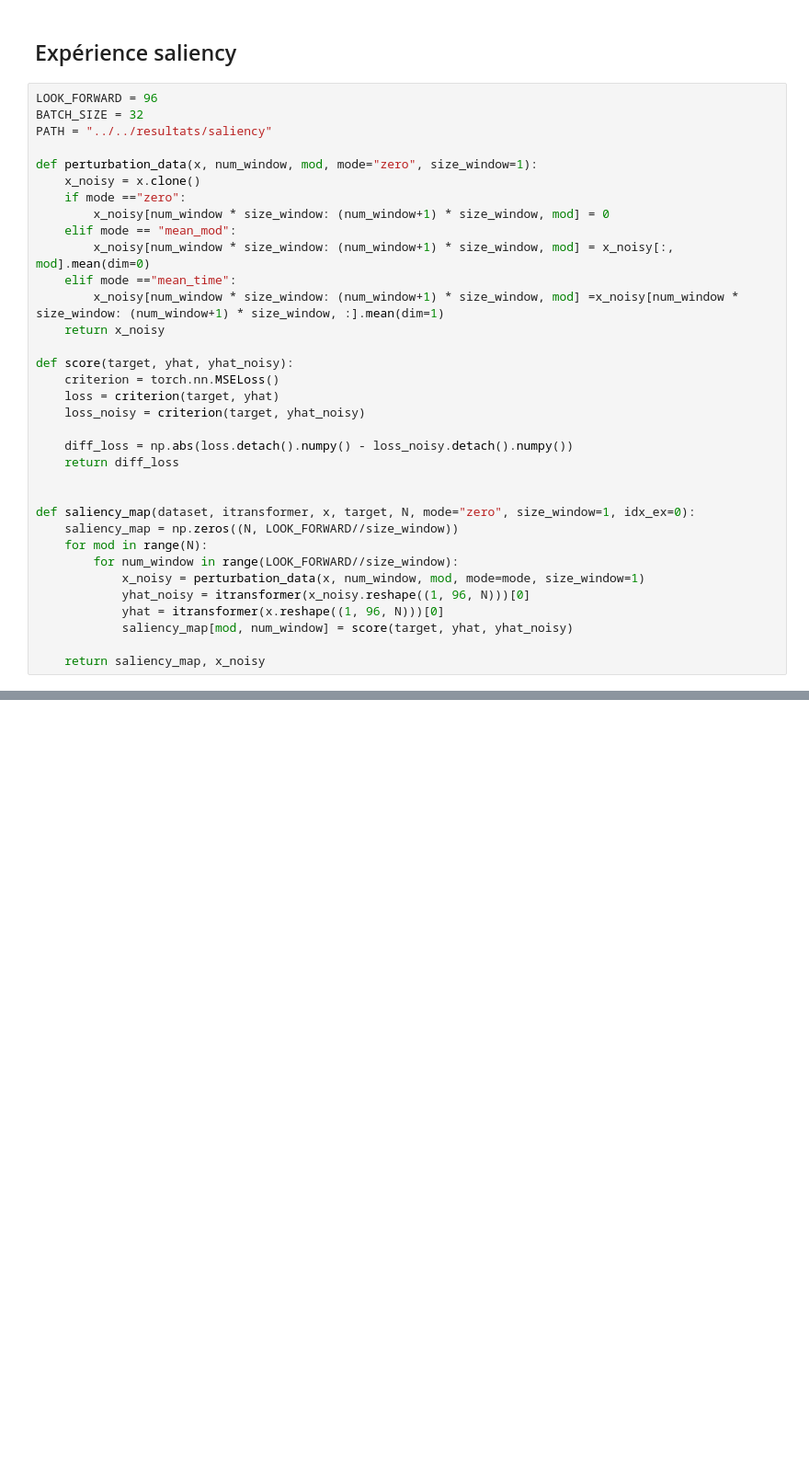
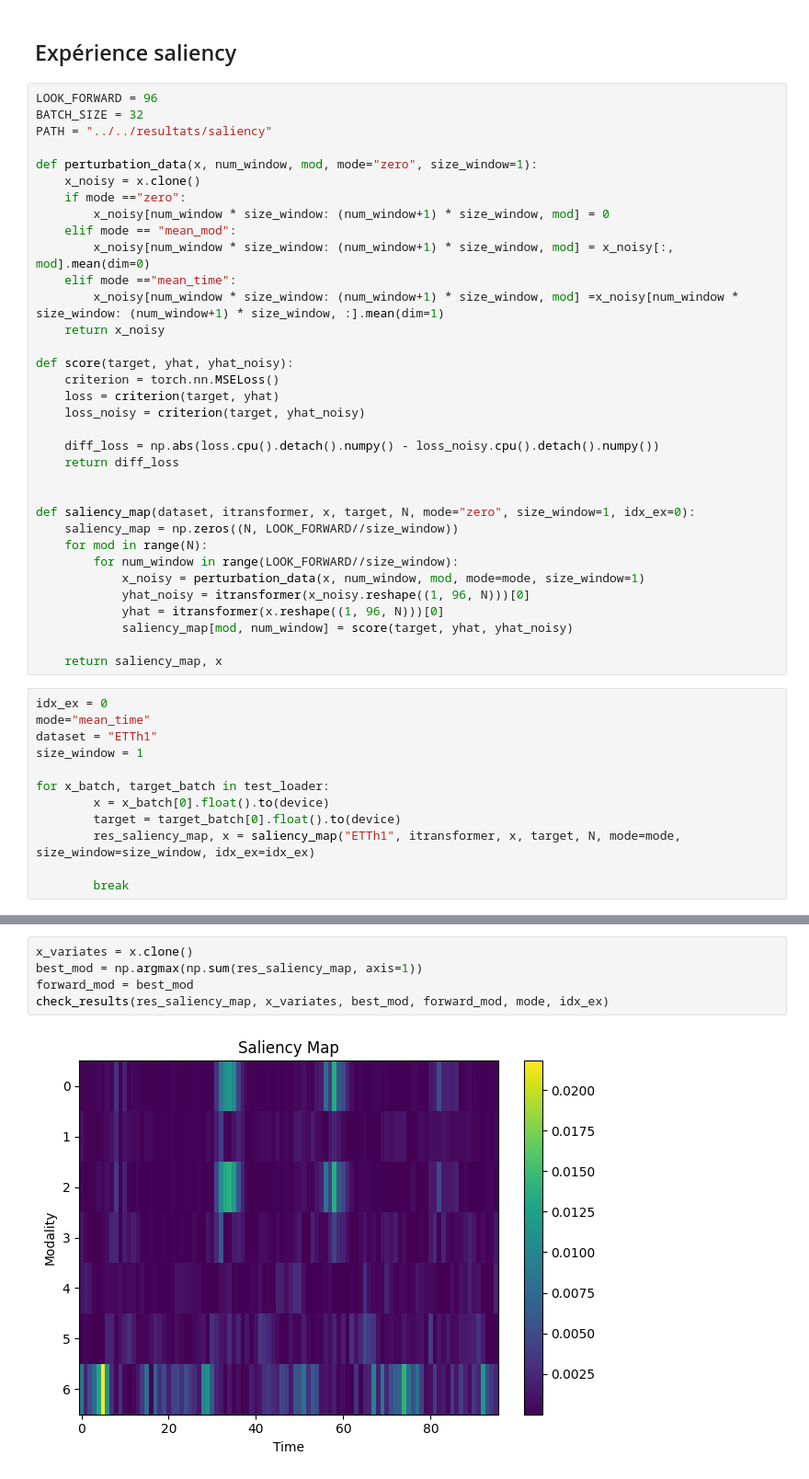
Before and after one commit to nour-bouchouchi/M2-iTransformer, a Jupyter notebook: resultats/saliency/ETTh1_saliency.ipynb, the cells around one changed output, grey strips where cells are left out. Shown at 92% size. Drawn from its saved outputs; the diff is of its cells as text; blank space fills up the shorter version.

Commit message:
saliency

```diff
--- a/resultats/saliency/ETTh1_saliency.ipynb
+++ b/resultats/saliency/ETTh1_saliency.ipynb
@@ -142,7 +142,7 @@ def score(target, yhat, yhat_noisy):
     loss = criterion(target, yhat)
     loss_noisy = criterion(target, yhat_noisy)
 
-    diff_loss = np.abs(loss.detach().numpy() - loss_noisy.detach().numpy())
+    diff_loss = np.abs(loss.cpu().detach().numpy() - loss_noisy.cpu().detach().numpy())
     return diff_loss
 
 
@@ -155,5 +155,17 @@ def saliency_map(dataset, itransformer, x, target, N, mode="zero", size_window=1
             yhat = itransformer(x.reshape((1, 96, N)))[0]
             saliency_map[mod, num_window] = score(target, yhat, yhat_noisy)
 
-    return saliency_map, x_noisy
+    return saliency_map, x
+# %%
+idx_ex = 0
+mode="mean_time"
+dataset = "ETTh1"
+size_window = 1
+
+for x_batch, target_batch in test_loader:
+        x = x_batch[0].float().to(device)
+        target = target_batch[0].float().to(device)
+        res_saliency_map, x = saliency_map("ETTh1", itransformer, x, target, N, mode=mode, size_window=size_window, idx_ex=idx_ex)
+
+        break
 # %%
@@ -236,0 +226,7 @@ saved ../../resultats/saliency/ETTh1/yhat_mean_time_0_6.pdf
+# %%
+x_variates = x.clone()
+best_mod = np.argmax(np.sum(res_saliency_map, axis=1))
+forward_mod = best_mod
+check_results(res_saliency_map, x_variates, best_mod, forward_mod, mode, idx_ex)
+# %% [output]
+[figure, added]
```
Also changed, not shown: parts of 11 cells of this notebook, 16 other files.
